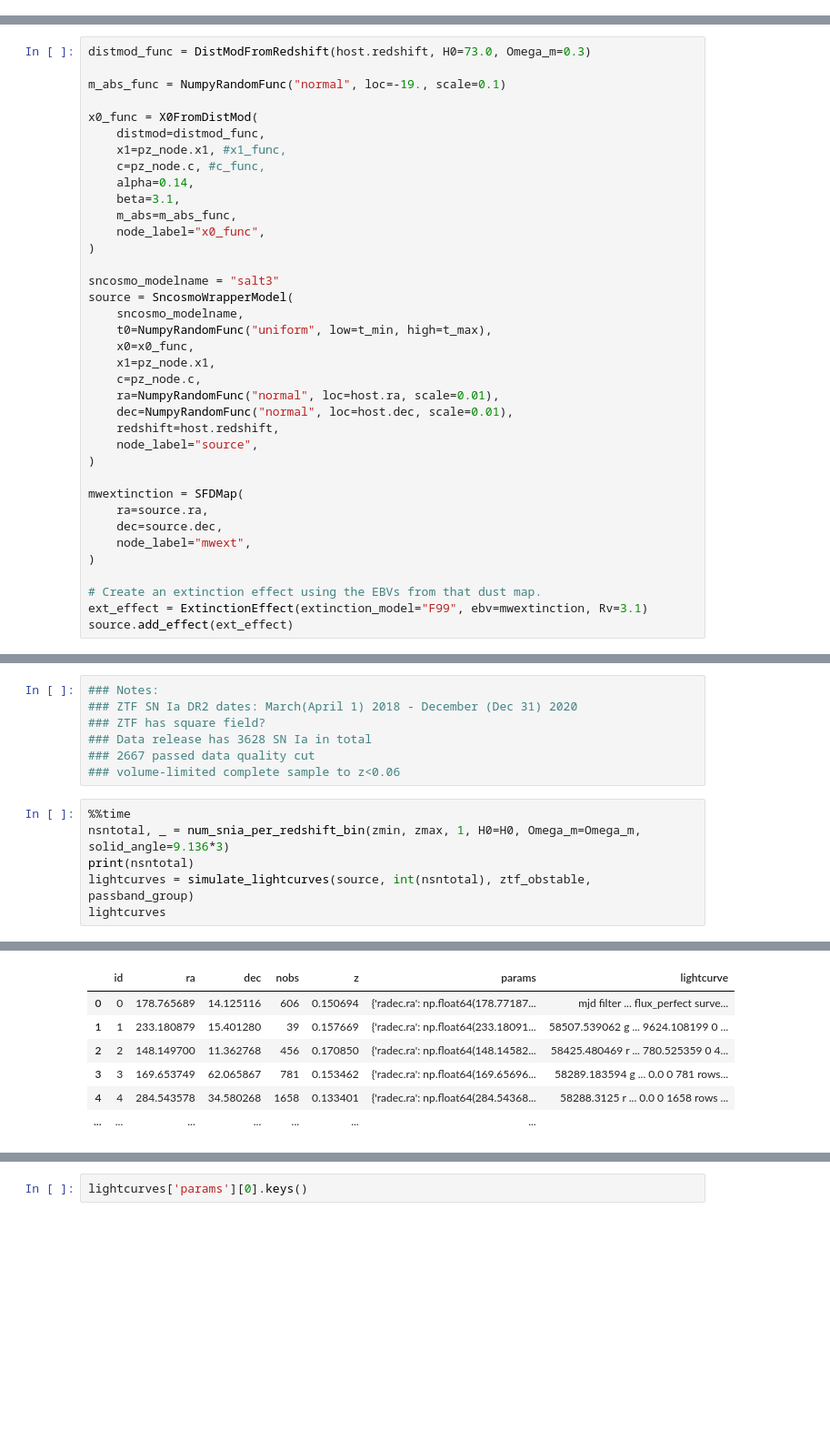
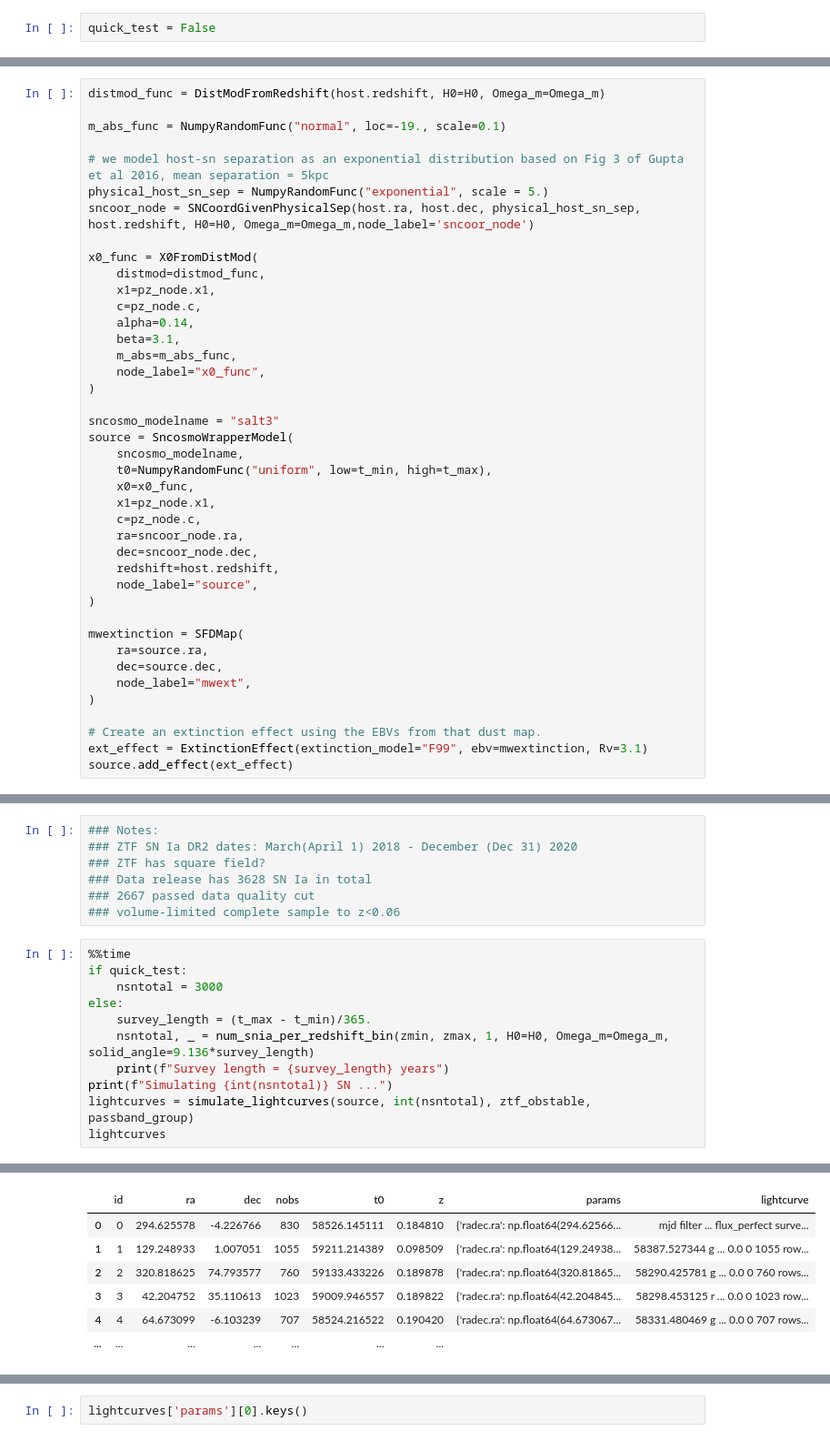
Before and after one commit to mi-dai/lightcurvelynx_ztf_sims, a Jupyter notebook: ZTF_snia-gen-sims-and-fitlc.ipynb, the cells around one changed output, grey strips where cells are left out. Shown at 91% size. Drawn from its saved outputs; the diff is of its cells as text; blank space fills up the shorter version.

```diff
--- a/ZTF_snia-gen-sims-and-fitlc.ipynb
+++ b/ZTF_snia-gen-sims-and-fitlc.ipynb
@@ -1,6 +1,8 @@
 # %%
 %load_ext autoreload
 %autoreload 2
+# %%
+quick_test = False
 # %%
 import numpy as np
 import matplotlib.pyplot as plt
@@ -103,12 +107,16 @@ INFO:2025-09-19 13:20:11,090:jax._src.xla_bridge:927: Unable to initialize backe
 # %%
-distmod_func = DistModFromRedshift(host.redshift, H0=73.0, Omega_m=0.3)
+distmod_func = DistModFromRedshift(host.redshift, H0=H0, Omega_m=Omega_m)
 
 m_abs_func = NumpyRandomFunc("normal", loc=-19., scale=0.1)
 
+# we model host-sn separation as an exponential distribution based on Fig 3 of Gupta et al 2016, mean separation = 5kpc
+physical_host_sn_sep = NumpyRandomFunc("exponential", scale = 5.)
+sncoor_node = SNCoordGivenPhysicalSep(host.ra, host.dec, physical_host_sn_sep, host.redshift, H0=H0, Omega_m=Omega_m,node_label='sncoor_node')
+
 x0_func = X0FromDistMod(
     distmod=distmod_func,
-    x1=pz_node.x1, #x1_func,
-    c=pz_node.c, #c_func,
+    x1=pz_node.x1,
+    c=pz_node.c,
     alpha=0.14,
     beta=3.1,
     m_abs=m_abs_func,
@@ -122,8 +130,8 @@ source = SncosmoWrapperModel(
     x0=x0_func,
     x1=pz_node.x1,
     c=pz_node.c,
-    ra=NumpyRandomFunc("normal", loc=host.ra, scale=0.01),
-    dec=NumpyRandomFunc("normal", loc=host.dec, scale=0.01),
+    ra=sncoor_node.ra,
+    dec=sncoor_node.dec,
     redshift=host.redshift,
     node_label="source",
 )
@@ -150,8 +163,13 @@ to the directory /Users/mi/Work/tdastro/tdastro/data/dustmaps/sfdmap2
 ### volume-limited complete sample to z<0.06
 # %%
 %%time
-nsntotal, _ = num_snia_per_redshift_bin(zmin, zmax, 1, H0=H0, Omega_m=Omega_m, solid_angle=9.136*3)
-print(nsntotal)
+if quick_test:
+    nsntotal = 3000
+else:
+    survey_length = (t_max - t_min)/365.
+    nsntotal, _ = num_snia_per_redshift_bin(zmin, zmax, 1, H0=H0, Omega_m=Omega_m, solid_angle=9.136*survey_length)
+    print(f"Survey length = {survey_length} years")
+print(f"Simulating {int(nsntotal)} SN ...")
 lightcurves = simulate_lightcurves(source, int(nsntotal), ztf_obstable, passband_group)
 lightcurves
 # %% [output]
@@ -161,7 +180,7 @@ Wall time: 10min 15s
-|  | id | ra | dec | nobs | z | params | lightcurve |
-| 0 | 0 | 178.765689 | 14.125116 | 606 | 0.150694 | {'radec.ra': np.float64(178.77187... | mjd filter ... flux_perfect surve... |
-| 1 | 1 | 233.180879 | 15.401280 | 39 | 0.157669 | {'radec.ra': np.float64(233.18091... | 58507.539062 g ... 9624.108199 0 ... |
-| 2 | 2 | 148.149700 | 11.362768 | 456 | 0.170850 | {'radec.ra': np.float64(148.14582... | 58425.480469 r ... 780.525359 0 4... |
-| 3 | 3 | 169.653749 | 62.065867 | 781 | 0.153462 | {'radec.ra': np.float64(169.65696... | 58289.183594 g ... 0.0 0 781 rows... |
-| 4 | 4 | 284.543578 | 34.580268 | 1658 | 0.133401 | {'radec.ra': np.float64(284.54368... | 58288.3125 r ... 0.0 0 1658 rows ... |
+|  | id | ra | dec | nobs | t0 | z | params | lightcurve |
+| 0 | 0 | 294.625578 | -4.226766 | 830 | 58526.145111 | 0.184810 | {'radec.ra': np.float64(294.62566... | mjd filter ... flux_perfect surve... |
+| 1 | 1 | 129.248933 | 1.007051 | 1055 | 59211.214389 | 0.098509 | {'radec.ra': np.float64(129.24938... | 58387.527344 g ... 0.0 0 1055 row... |
+| 2 | 2 | 320.818625 | 74.793577 | 760 | 59133.433226 | 0.189878 | {'radec.ra': np.float64(320.81865... | 58290.425781 g ... 0.0 0 760 rows... |
+| 3 | 3 | 42.204752 | 35.110613 | 1023 | 59009.946557 | 0.189822 | {'radec.ra': np.float64(42.204845... | 58298.453125 r ... 0.0 0 1023 row... |
+| 4 | 4 | 64.673099 | -6.103239 | 707 | 58524.216522 | 0.190420 | {'radec.ra': np.float64(64.673067... | 58331.480469 g ... 0.0 0 707 rows... |
 | ... | ... | ... | ... | ... | ... | ... |
```
Also changed, not shown: parts of 16 cells of this notebook, 15 other files.
